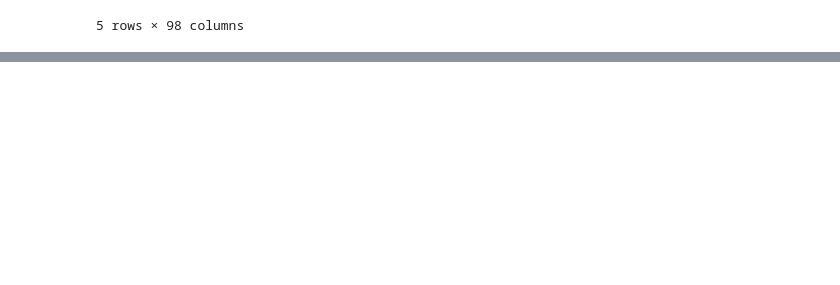
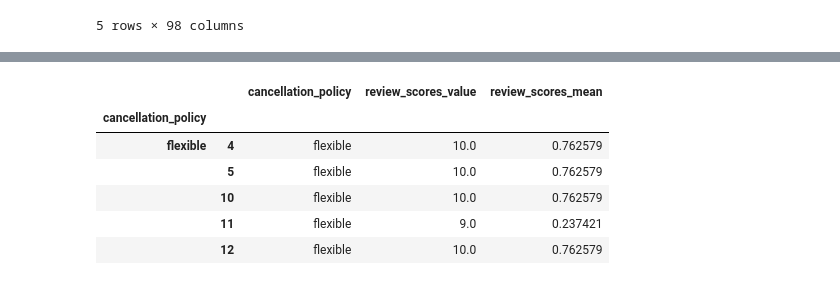
Before and after one commit to mrioshe/AppliedDataScienceWithPython, a Jupyter notebook: IntroductionToDataScienceInPython/week3_MoreDataProcessingWithPandas/MoreDataProcessingWithPandas.ipynb, the cells around one changed output, grey strips where cells are left out. Cells and saved outputs as stored; diff of their text form; code cells hidden in the pictures; blank space fills up the shorter version.

```diff
--- a/IntroductionToDataScienceInPython/week3_MoreDataProcessingWithPandas/MoreDataProcessingWithPandas.ipynb
+++ b/IntroductionToDataScienceInPython/week3_MoreDataProcessingWithPandas/MoreDataProcessingWithPandas.ipynb
@@ -546,0 +579,4 @@ df.head()
+# %%
+df=pd.read_csv("datasets/listings.csv")
+df=df[['cancellation_policy','review_scores_value']]
+df.head()
@@ -546,0 +590,15 @@ df.head()
+# %%
+def calc_mean_review_scores(group):
+    avg=np.nanmean(group['review_scores_value'])
+    group['review_scores_mean']=np.abs(avg-group["review_scores_value"])
+    return group
+
+df.groupby('cancellation_policy').apply(calc_mean_review_scores).head()
+# %% [output]
+|  |  | cancellation_policy | review_scores_value | review_scores_mean |
+| cancellation_policy |  |  |  |  |
+| flexible | 4 | flexible | 10.0 | 0.762579 |
+|  | 5 | flexible | 10.0 | 0.762579 |
+|  | 10 | flexible | 10.0 | 0.762579 |
+|  | 11 | flexible | 9.0 | 0.237421 |
+|  | 12 | flexible | 10.0 | 0.762579 |
```
Also changed, not shown: parts of 5 cells of this notebook.
